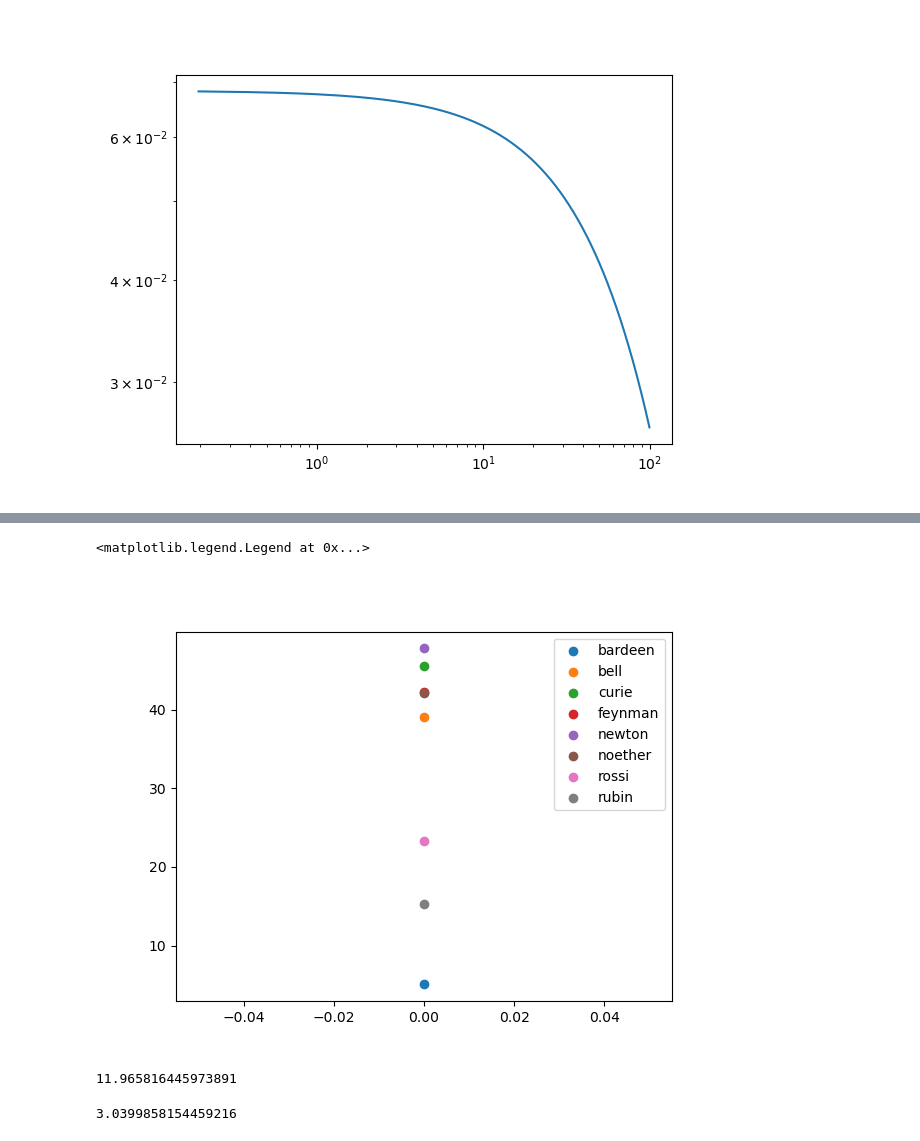
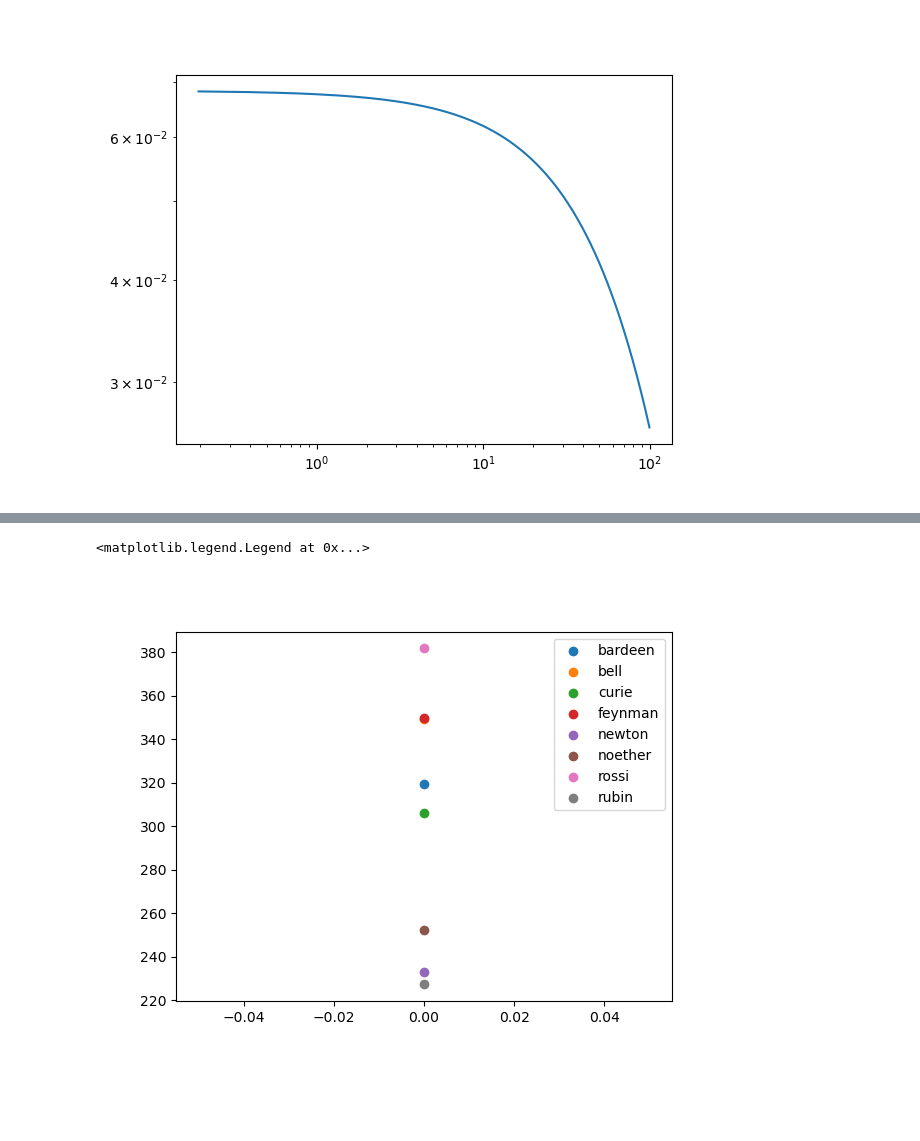
Before and after one commit to ikepc1/NIZ, a Jupyter notebook: noisegain.ipynb, the cells around one changed output, grey strips where cells are left out. Cells and saved outputs as stored; diff of their text form; code cells hidden in the pictures; blank space fills up the shorter version.

```diff
--- a/noisegain.ipynb
+++ b/noisegain.ipynb
@@ -18,15 +18,20 @@ diff_dict = {}
 removed_murmur_dict = {}
 freq = freq_mhz()
 pos_freq = freq[freq>0]
+date = '20240413'
+openfile =  f'{date}072456.bg.bin'
+closedfile =f'{date}072416.bg.bin'
 for counter in counters:
-    p_open = Path(f'/home/isaac/niche_data/20240413/{counter}/20240413082704.bg.bin')
-    p_closed = Path(f'/home/isaac/niche_data/20240413/{counter}/20240413082623.bg.bin')
-    noise_open = read_noise_file(p_open)
-    noise_closed = read_noise_file(p_closed)
+    p_open = Path(f'/home/isaac/niche_data/{date}/{counter}/{openfile}')
+    p_closed = Path(f'/home/isaac/niche_data/{date}/{counter}/{closedfile}')
+    noise_open = read_noise_file(p_open).astype('float')
+    # noise_open -= noise_open.mean()
+    noise_closed = read_noise_file(p_closed).astype('float')
+    # noise_closed -= noise_closed.mean()
     fadc_open_dict[counter] = noise_open
     fadc_closed_dict[counter] = noise_closed
-    noise_open_dict[counter] = noise_fft(noise_open)
-    noise_closed_dict[counter] = noise_fft(noise_closed)
+    noise_open_dict[counter] = noise_fft(noise_open)**2
+    noise_closed_dict[counter] = noise_fft(noise_closed)**2
     diff_dict[counter] = noise_open_dict[counter] - noise_closed_dict[counter]
     removed_murmur = diff_dict[counter][freq>0.]
     removed_murmur[:starti] = removed_murmur[starti:endi].mean()
@@ -79,11 +92,0 @@ plt.plot(removed_murmur_dict['newton'])
-# %%
-plt.figure()
-random_phases = np.random.rand(1023) * 2 * np.pi
-for counter in counters:
-    flat = np.full_like(removed_murmur_dict[counter], removed_murmur_dict[counter].max())
-    gen_ns_signal = random_noise_snapshot(flat,random_phases)
-
-    # plt.figure()
-    # plt.plot(gen_ns_signal)
-    plt.scatter(1,np.var(gen_ns_signal), label = counter)
-plt.legend()
@@ -93,17 +93,18 @@ plt.legend()
+# %%
+gains = {'bardeen': 2.1882036884651583,
+ 'bell': 7.406880637204029,
+ 'curie': 9.561962861718685,
+ 'feynman': 7.734872492963433,
+ 'newton': 11.281268225032628,
+ 'noether': 9.834954480425155,
+ 'rossi': 5.1908236939723436,
+ 'rubin': 5.783684658654795,
+ 'rutherford': 8.852228215755146}
 # %%
 plt.figure()
 for counter in counters:
-    # noise = random_noise_snapshot(removed_murmur_dict[counter],random_phases)
-    plt.scatter(0,diff_dict[counter].mean(),label=counter)
+    plt.scatter(0,diff_dict[counter][freq>0.].max()/gains[counter]**2,label=counter)
 plt.legend()
 # %% [output]
 <matplotlib.legend.Legend at 0x...>
-[figure, old version]
+[figure, new version]
-# %%
-np.var(fadc_open_dict['newton'])
-# %% [output]
-11.965816445973891
-# %%
-np.var(fadc_closed_dict['newton'])
-# %% [output]
-3.0399858154459216
```
Also changed, not shown: parts of 14 cells of this notebook, 5 other files.
